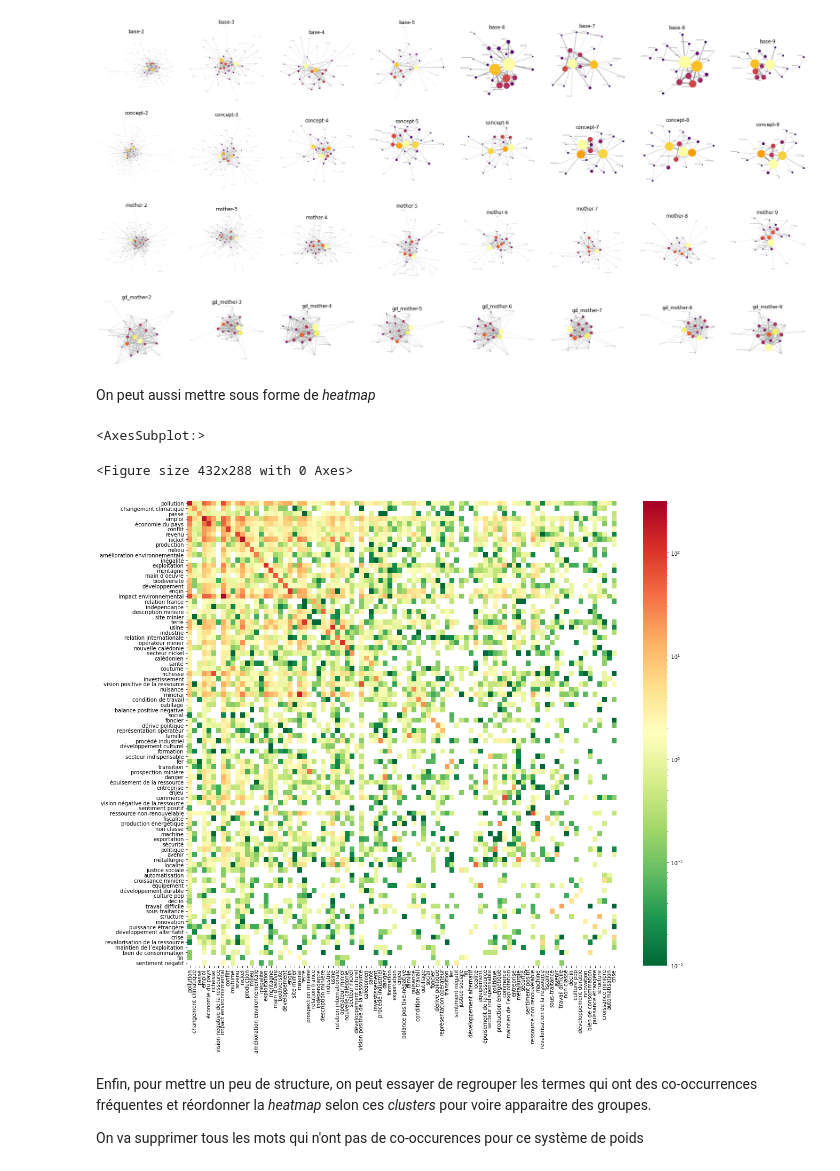
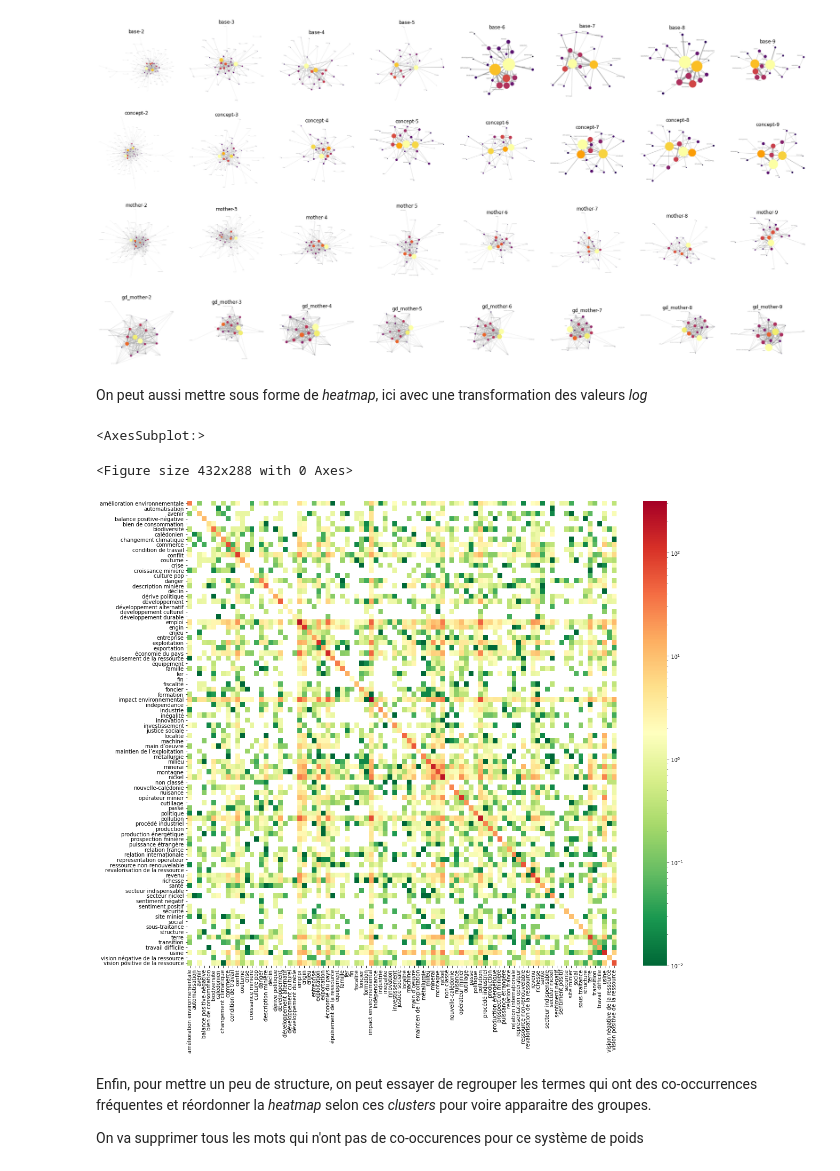
Before and after one commit to romulusFR/cnrt_cartes_cog, a Jupyter notebook: demo_calcul_seminaire.ipynb, the cells around one changed output. Saved outputs shown, nothing was run; the diff lists cells and outputs as text; code cells hidden in the pictures.

```diff
--- a/demo.ipynb
+++ b/demo_calcul_seminaire.ipynb
@@ -265,15 +265,18 @@ for nr, lvl in enumerate(LEVELS):
 # %% [output]
 [figure]
 # %% [markdown]
-On peut aussi mettre sous forme de _heatmap_
+On peut aussi mettre sous forme de _heatmap_, ici avec une transformation des valeurs _log_
+# %%
+alpha_words = sorted(les_cartes_meres.words, key=lambda x: unicodedata.normalize("NFD", x))
+df_alpha = df.reindex(columns=alpha_words, copy=False).reindex(index=alpha_words, copy=False)
 # %%
 sns.despine()
 fig, ax = plt.subplots(figsize=(18, 16))
-sns.heatmap(df, xticklabels=True, yticklabels=True, cmap="RdYlGn_r", norm=LogNorm())
+sns.heatmap(df_alpha, xticklabels=True, yticklabels=True, cmap="RdYlGn_r", norm=LogNorm())
 # %% [output]
 <AxesSubplot:>
 <Figure size 432x288 with 0 Axes>
-[figure, old version]
+[figure, new version]
 # %% [markdown]
 Enfin, pour mettre un peu de structure, on peut essayer de regrouper les termes qui ont des co-occurrences fréquentes et réordonner la _heatmap_ selon ces _clusters_ pour voire apparaitre des groupes.
 
```
Also changed, not shown: parts of 6 cells of this notebook, 12 other files.
